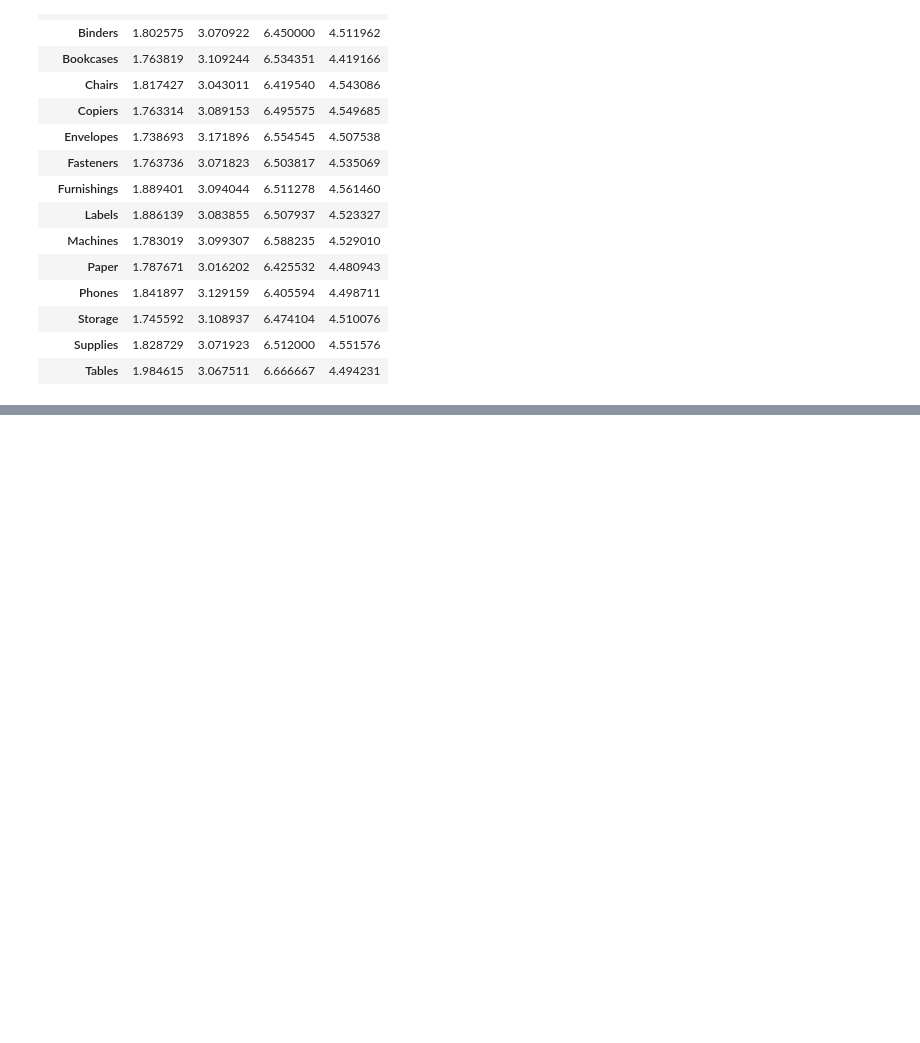
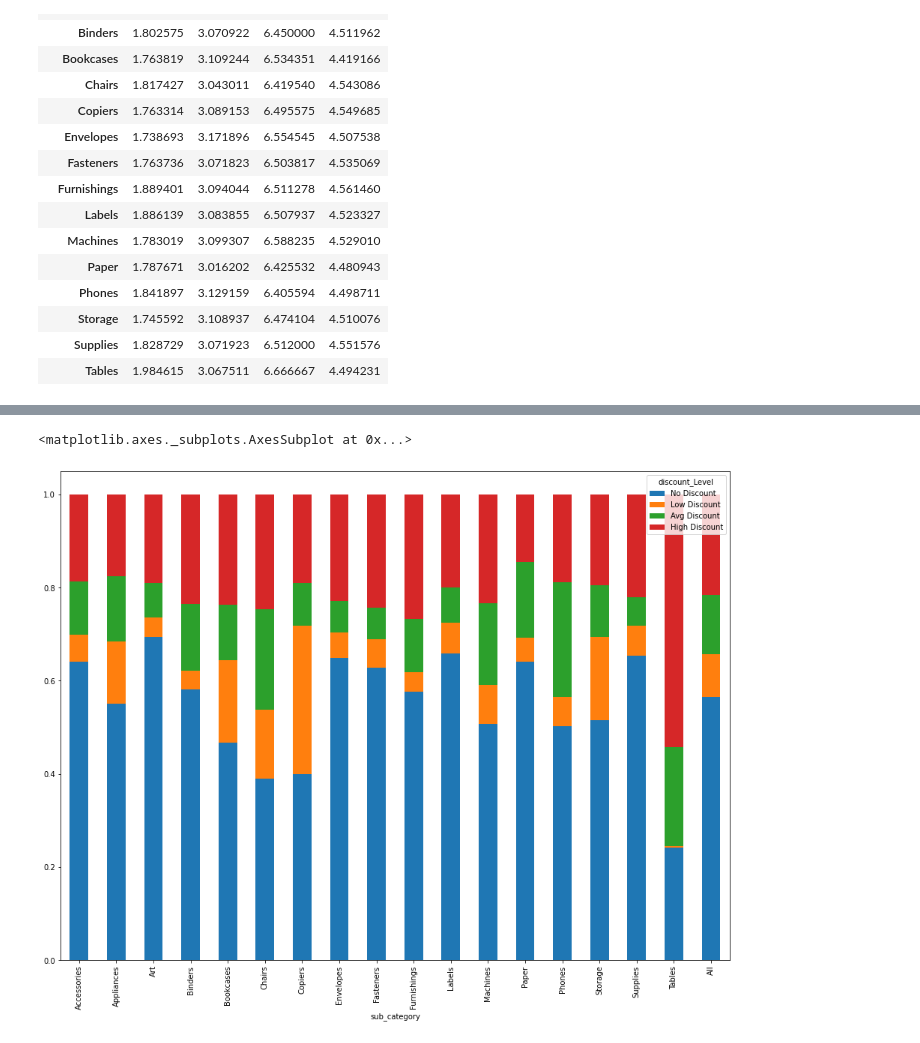
Before and after one commit to Praxis-QR/PythonForManagers, a Jupyter notebook: Superstore_Sales_Data_Analysis_2023.ipynb, the cells around one changed output, grey strips where cells are left out. Saved outputs shown, nothing was run; the diff lists cells and outputs as text; code cells hidden in the pictures; blank space fills up the shorter version.

```diff
--- a/Superstore_Sales_Data_Analysis_2023.ipynb
+++ b/Superstore_Sales_Data_Analysis_2023.ipynb
@@ -751,3 +793,14 @@ pd.pivot_table(dfCopy[['market','sub_category','fulfill_days','order_priority']]
+# %%
+dfDiscLevels = pd.pivot_table(dfCopy, index = 'sub_category', columns = 'discount_Level', values = 'quantity', aggfunc = 'count', margins=True )
+#dfDiscLevels
+dfDiscLevels['No Discount'] = dfDiscLevels['None']/dfDiscLevels['All']
+dfDiscLevels['Low Discount'] = dfDiscLevels['Low']/dfDiscLevels['All']
+dfDiscLevels['Avg Discount'] = dfDiscLevels['Avg']/dfDiscLevels['All']
+dfDiscLevels['High Discount'] = dfDiscLevels['High']/dfDiscLevels['All']
+dfDiscLevels[['No Discount','Low Discount','Avg Discount','High Discount']].plot(kind = 'bar', stacked = True, figsize = (16,12))
+# %% [output]
+<matplotlib.axes._subplots.AxesSubplot at 0x...>
+[figure, added]
 # %% [markdown]
 #Chronobooks <br>
 Two science fiction novels by Prithwis Mukerjee. A dystopian Earth. A technocratic society managed by artificial intelligence. Escape and epiphany on Mars. Can man and machine, carbon and silicon explore and escape into other dimensions of existence? An Indic perspective rooted in Advaita Vedanta and the Divine Feminine.  [More information](http://bit.ly/chronobooks) <br>
```
Also changed, not shown: parts of 7 cells of this notebook.
